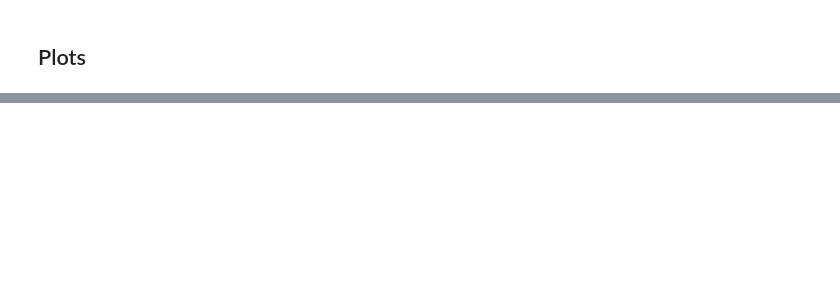
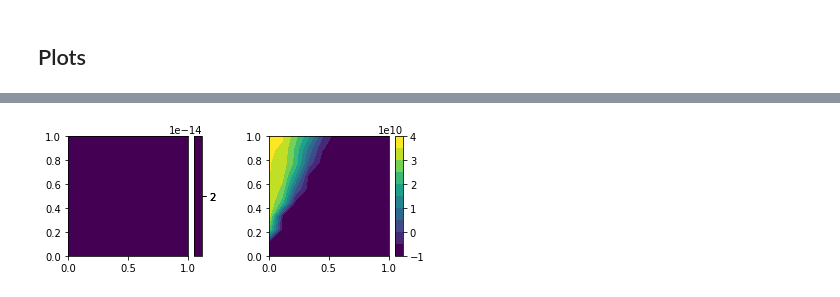
Before and after one commit to torbensun/Modeling-Of-Epidemics-With-Compartmental-And-Network-Models, a Jupyter notebook: Optimierung.ipynb, the cells around one changed output, grey strips where cells are left out. Cells and saved outputs as stored; diff of their text form; code cells hidden in the pictures; blank space fills up the shorter version.

```diff
--- a/Optimierung.ipynb
+++ b/Optimierung.ipynb
@@ -561,16 +470,0 @@ for i in range(len(alpha)):
-# %%
-
-#av= np.mean(Z)
-#Z = Z-av
-norm = cm.colors.Normalize(vmax=abs(Z).max(), vmin=-abs(Z).max())
-ALPHA, BETA = np.meshgrid(alpha, beta)
-fig, ax = plt.subplots()
-cset1 = ax.contourf(
-    ALPHA, BETA, Z, 40,
-    norm=norm)
-ax.set_xlim(0, 1)
-#ax.set_yscale('log')
-#ax.set_xscale('log')
-#ax.set_ylim(0, 1)
-#ax.set_xticks([])
-#ax.set_yticks([])
@@ -579,0 +471,63 @@ ax.set_xlim(0, 1)
+# %%
+Zdiff_const = Z_const - np.mean(Z_const)
+Zdiff_heavi = Z_heavi - np.mean(Z_heavi)
+
+# norm = cm.colors.Normalize(vmax=max(Zdiff_const.max(), Zdiff_heavi.max()), vmin=min(Zdiff_const.min(), Zdiff_heavi.min()))
+norm_const = cm.colors.Normalize(vmax=Zdiff_const.max(), vmin=Zdiff_const.min())
+norm_heavi = cm.colors.Normalize(vmax=Zdiff_heavi.max(), vmin=Zdiff_heavi.min())
+ALPHA, BETA = np.meshgrid(alpha, beta)
+
+# if one colorbar (i.e. corresponding colours) for both plots is wanted:
+'''
+fig = plt.figure()
+
+grid = AxesGrid(fig, 111,
+                nrows_ncols=(1, 2),
+                axes_pad=0.25,
+               cbar_mode='single',
+                cbar_location='right',
+                cbar_pad=0.1
+                )
+
+cset = grid[0].contourf(
+    ALPHA, BETA, Zdiff_const, resolution, norm=norm
+    )
+
+cset = grid[1].contourf(
+    ALPHA, BETA, Zdiff_heavi, resolution, norm=norm
+    )
+
+for ax in grid:
+    ax.set_xlim(0, 1)
+
+cbar = ax.cax.colorbar(cset)
+cbar = grid.cbar_axes[0].colorbar(cset)
+'''
+
+fig, (ax1, ax2) = plt.subplots(1,2)
+fig.subplots_adjust(wspace=0.5)
+
+cset1 = ax1.contourf(
+    ALPHA, BETA, Zdiff_const, resolution, vmax=Zdiff_const.max(), vmin=Zdiff_const.min()
+)
+ax1.set(adjustable='box', aspect='equal')
+ax1_divider = make_axes_locatable(ax1)
+cax1 = ax1_divider.append_axes("right", size="7%", pad="5%")
+cbar1 = fig.colorbar(cset1, cax=cax1)
+
+cset2 = ax2.contourf(
+    ALPHA, BETA, Zdiff_heavi, resolution, vmax=Zdiff_heavi.max(), vmin=Zdiff_heavi.min()
+)
+ax2.set(adjustable='box', aspect='equal')
+ax2_divider = make_axes_locatable(ax2)
+cax2 = ax2_divider.append_axes("right", size="7%", pad="5%")
+cbar2 = fig.colorbar(cset2, cax=cax2)
+
+#ax.set_yscale('log')
+#ax.set_xscale('log')
+#ax.set_ylim(0, 1)
+#ax.set_xticks([])
+#ax.set_yticks([])
+
+Zdiff_const
+# %% [output]
@@ -580 +544,2 @@ ax.set_xlim(0, 1)
+[figure, added]
 # %%
```
Also changed, not shown: parts of 18 cells of this notebook.
